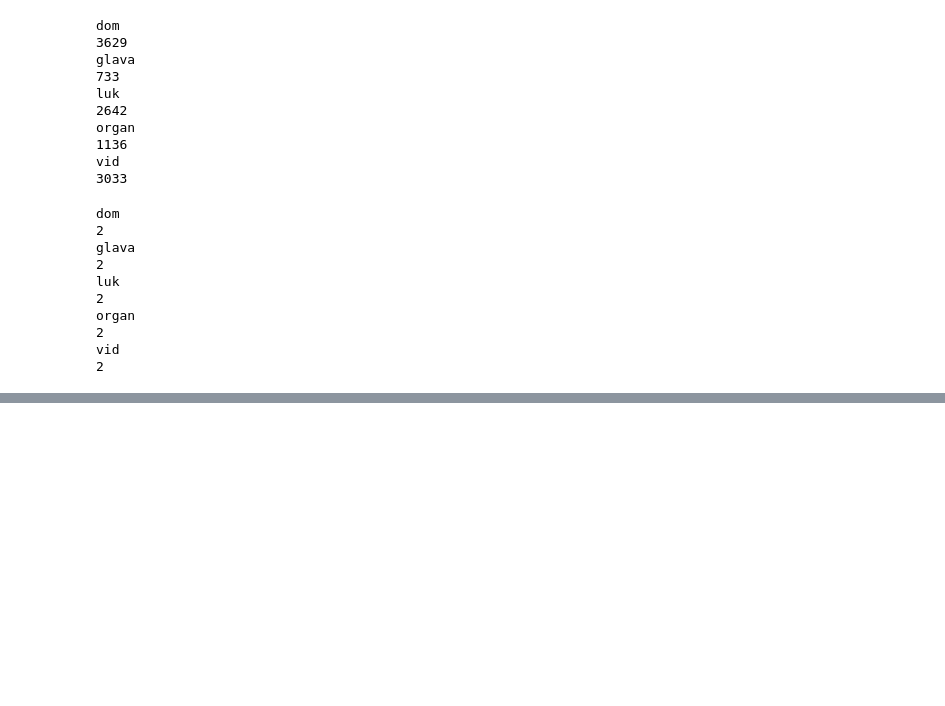
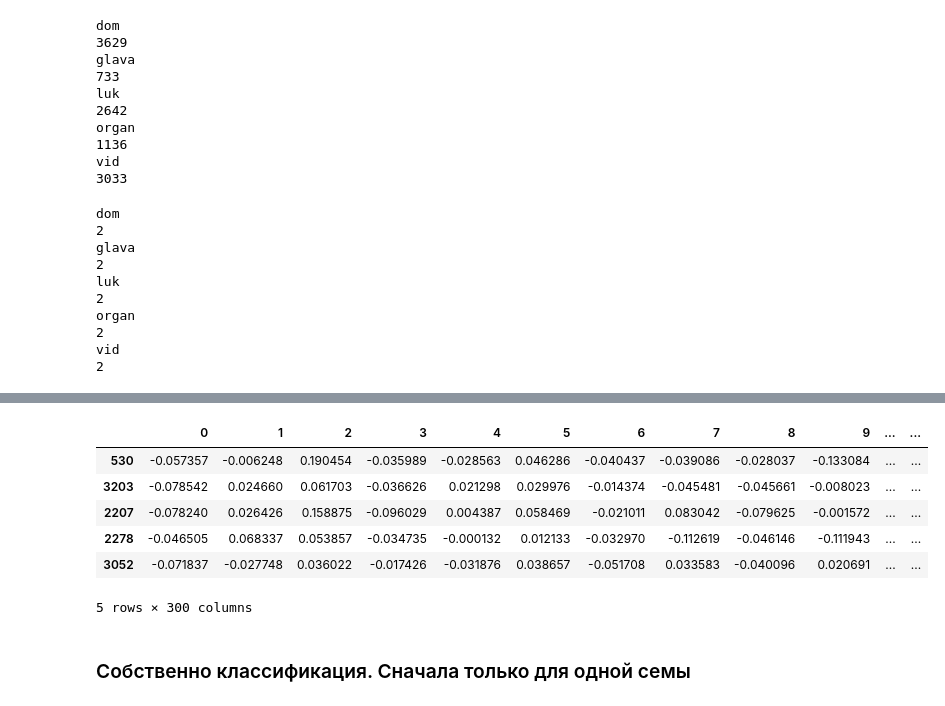
Before and after one commit to kr-ann/itod, a Jupyter notebook: Working with vectors.ipynb, the cells around one changed output, grey strips where cells are left out. Drawn from its saved outputs; the diff is of its cells as text; code cells hidden in the pictures; blank space fills up the shorter version.

```diff
--- a/Working with vectors.ipynb
+++ b/Working with vectors.ipynb
@@ -349,0 +672,17 @@ dom
+# %%
+X = data_shuffled[data_shuffled.columns[:-1]]
+y = data_shuffled['class']
+# %%
+X_train, X_test, y_train, y_test = train_test_split(X, y, test_size=0.2, random_state=11)
+# %%
+X_train.head()
+# %% [output]
+|  | 0 | 1 | 2 | 3 | 4 | 5 | 6 | 7 | 8 | 9 | ... | ... |
+| 530 | -0.057357 | -0.006248 | 0.190454 | -0.035989 | -0.028563 | 0.046286 | -0.040437 | -0.039086 | -0.028037 | -0.133084 | ... | ... |
+| 3203 | -0.078542 | 0.024660 | 0.061703 | -0.036626 | 0.021298 | 0.029976 | -0.014374 | -0.045481 | -0.045661 | -0.008023 | ... | ... |
+| 2207 | -0.078240 | 0.026426 | 0.158875 | -0.096029 | 0.004387 | 0.058469 | -0.021011 | 0.083042 | -0.079625 | -0.001572 | ... | ... |
+| 2278 | -0.046505 | 0.068337 | 0.053857 | -0.034735 | -0.000132 | 0.012133 | -0.032970 | -0.112619 | -0.046146 | -0.111943 | ... | ... |
+| 3052 | -0.071837 | -0.027748 | 0.036022 | -0.017426 | -0.031876 | 0.038657 | -0.051708 | 0.033583 | -0.040096 | 0.020691 | ... | ... |
+5 rows × 300 columns
+# %% [markdown]
+### Собственно классификация. Сначала только для одной семы
```
Also changed, not shown: parts of 116 cells of this notebook, 2 other files.
